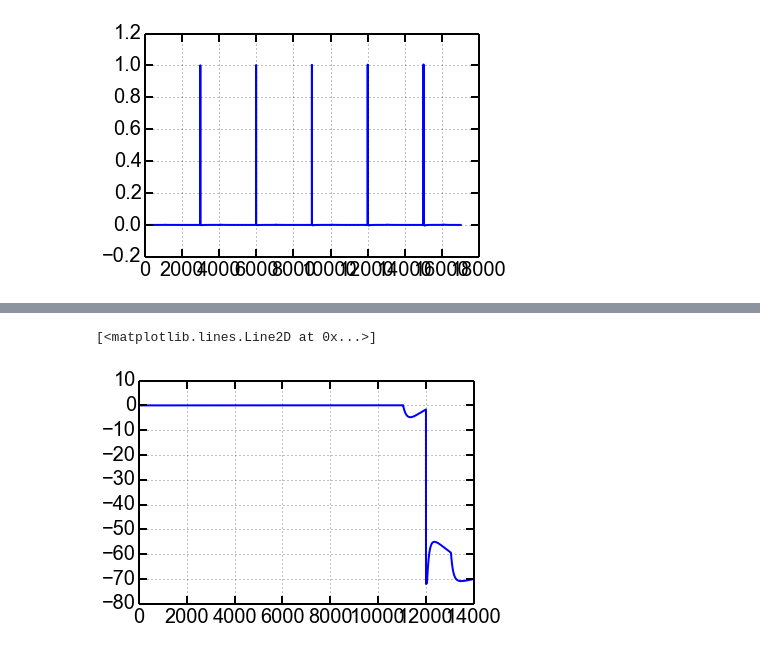
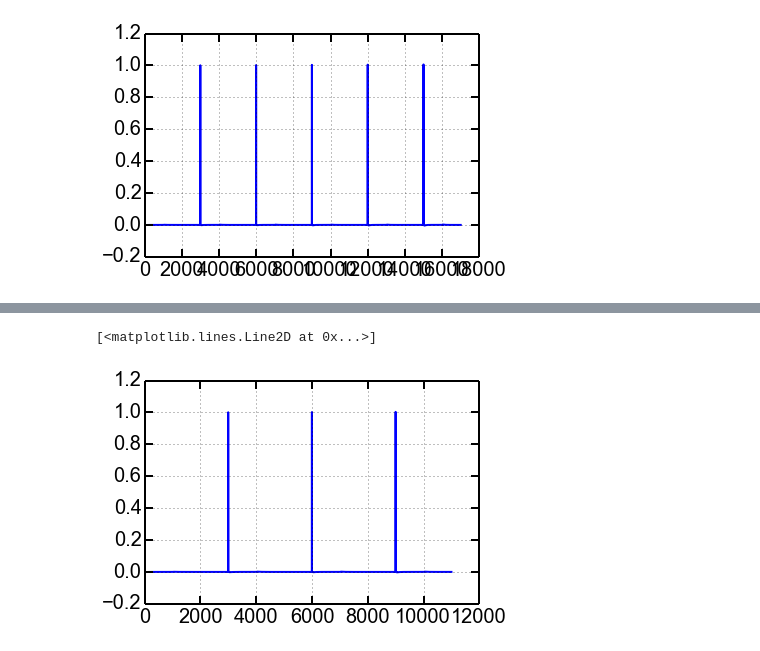
Before and after one commit to OrielBanne/myIPythonNotebooks, a Jupyter notebook: NEURON/Deconvolution example.ipynb, the cells around one changed output, grey strips where cells are left out. Drawn from its saved outputs; the diff is of its cells as text; code cells hidden in the pictures.

Commit message:
update a new trace

```diff
--- a/NEURON/Deconvolution example.ipynb
+++ b/NEURON/Deconvolution example.ipynb
@@ -10,6 +18,6 @@ WARNING: pylab import has clobbered these variables: ['remainder', 'trace']
 # %%
 # load trace
-trace = np.load('IPSCs.npy')
+trace = np.load('IPSCs2.npy')
 plt.plot(trace)
 plt.ylim(-85, -65);
 # %% [output]
@@ -36,0 +42,5 @@ plt.plot(quotient)
+# %%
+# load trace
+trace = np.load('IPSCs3.npy')
+plt.plot(trace)
+plt.ylim(-85, -65);
@@ -37,5 +49,7 @@ plt.plot(quotient)
+# %%
+quotient, remainder = deconvolve(signal = trace, divisor=template)
 # %%
-plt.plot(remainder)
+plt.plot(quotient)
 # %% [output]
 [<matplotlib.lines.Line2D at 0x...>]
-[figure, old version]
+[figure, new version]
```
Also changed, not shown: parts of 6 cells of this notebook.
